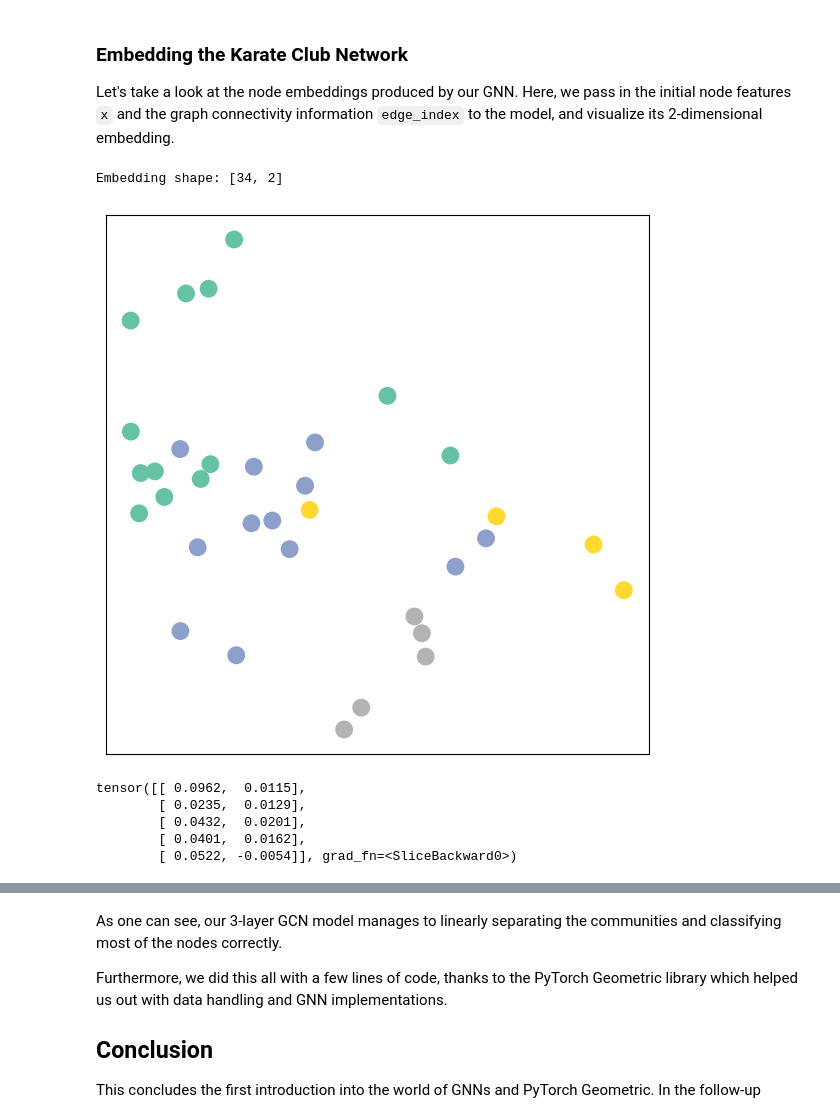
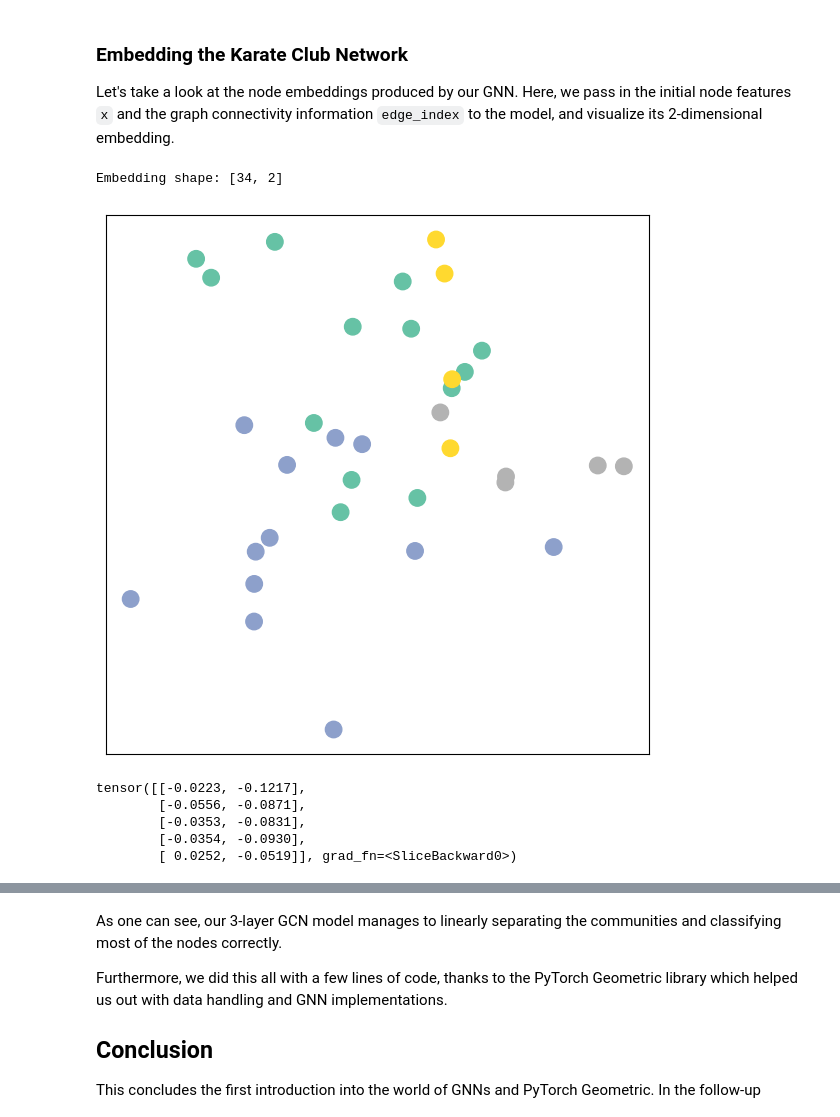
Before and after one commit to riversdark/dlfc_notes, a Jupyter notebook: nbs/gnn.ipynb, the cells around one changed output, grey strips where cells are left out. Cells and saved outputs as stored; diff of their text form; code cells hidden in the pictures.

```diff
--- a/nbs/gnn.ipynb
+++ b/nbs/gnn.ipynb
@@ -181,8 +187,8 @@ class GCN(torch.nn.Module):
     def __init__(self):
         super().__init__()
         torch.manual_seed(1234)
-        self.conv1 = GCNConv(dataset.num_features, 4)
-        self.conv2 = GCNConv(4, 4)
+        self.conv1 = GCNConv(dataset.num_features, 8)
+        self.conv2 = GCNConv(8, 4)
         self.conv3 = GCNConv(4, 2)
         self.classifier = Linear(2, dataset.num_classes)
 
@@ -223,35 +275,32 @@ We proceed to initialize our final model via `GCN()`, and printing our model pro
 Let's take a look at the node embeddings produced by our GNN.
 Here, we pass in the initial node features `x` and the graph connectivity information `edge_index` to the model, and visualize its 2-dimensional embedding.
 # %%
-model = GCN()
-
 _, h = model(data.x, data.edge_index)
 print(f'Embedding shape: {list(h.shape)}')
-
 
 
 def visualize_embedding(h, color, epoch=None, loss=None):
     plt.figure(figsize=(7,7))
     plt.xticks([])
     plt.yticks([])
     h = h.detach().cpu().numpy()
     plt.scatter(h[:, 0], h[:, 1], s=140, c=color, cmap="Set2")
     if epoch is not None and loss is not None:
         plt.xlabel(f'Epoch: {epoch}, Loss: {loss.item():.4f}', fontsize=16)
     plt.show()
 
 visualize_embedding(h, color=data.y)
 # %% [output]
 Embedding shape: [34, 2]
-[figure, old version]
+[figure, new version]
 # %%
 h[:5]
 # %% [output]
-tensor([[ 0.0962,  0.0115],
-        [ 0.0235,  0.0129],
-        [ 0.0432,  0.0201],
-        [ 0.0401,  0.0162],
-        [ 0.0522, -0.0054]], grad_fn=<SliceBackward0>)
+tensor([[-0.0223, -0.1217],
+        [-0.0556, -0.0871],
+        [-0.0353, -0.0831],
+        [-0.0354, -0.0930],
+        [ 0.0252, -0.0519]], grad_fn=<SliceBackward0>)
 # %% [markdown]
 Remarkably, even before training the weights of our model, the model produces an embedding of nodes that closely resembles the community-structure of the graph.
 Nodes of the same color (community) are already closely clustered together in the embedding space, although the weights of our model are initialized **completely at random** and we have not yet performed any training so far!
```
Also changed, not shown: parts of 13 cells of this notebook, 8 other files.
